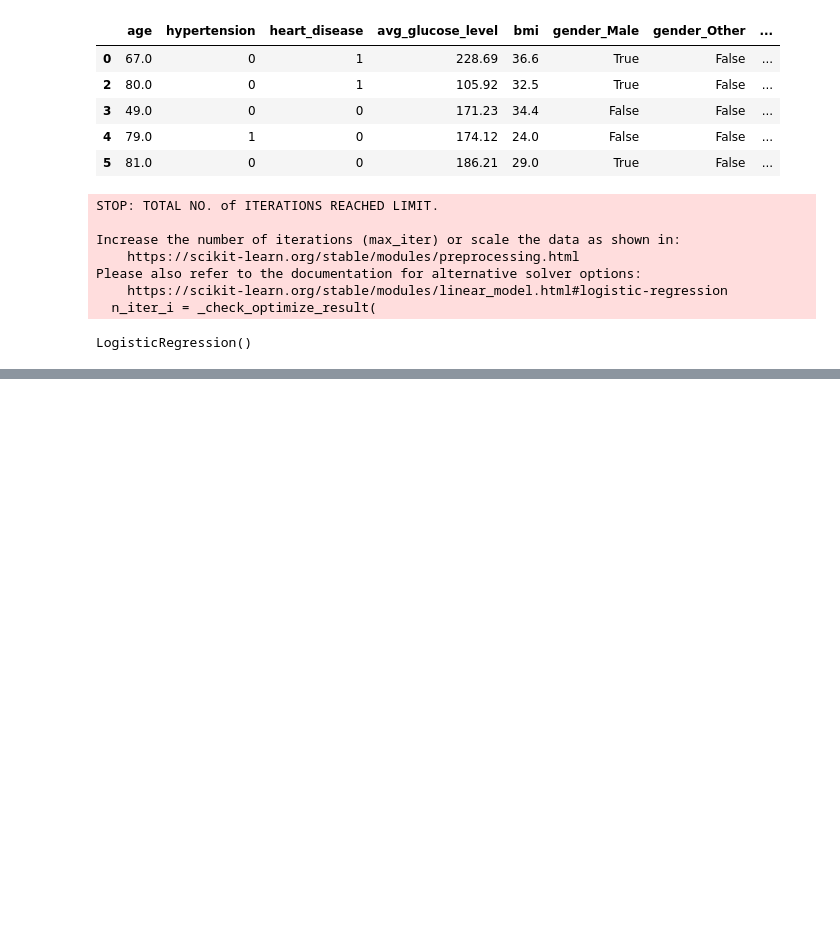
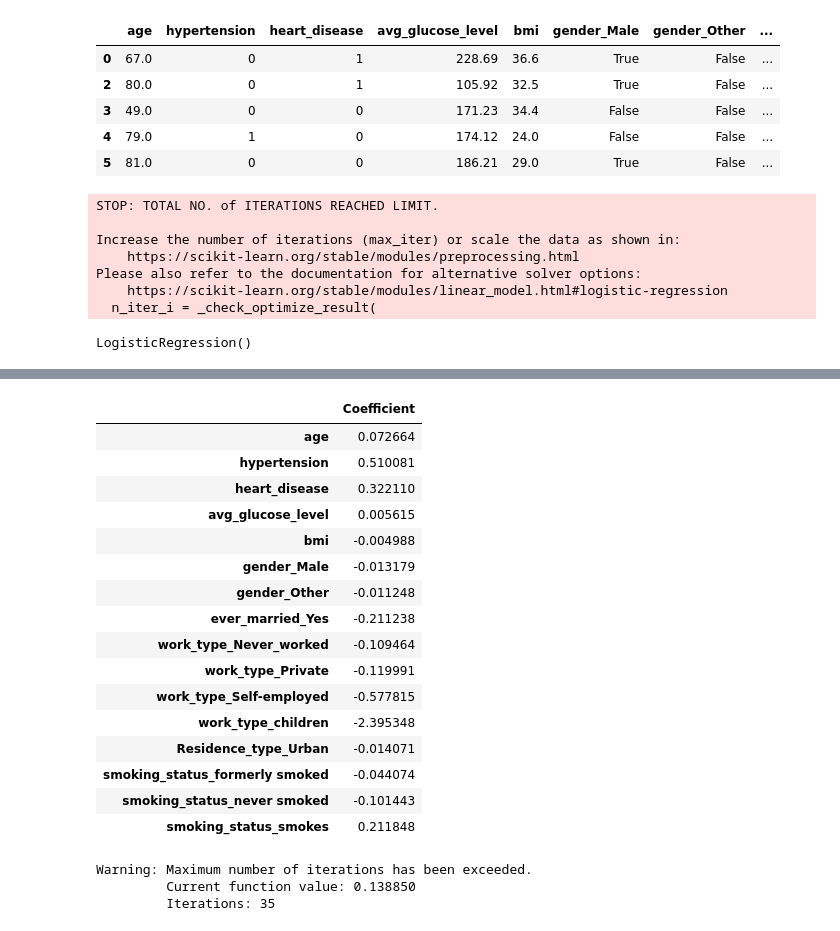
Before and after one commit to phunglinh1297/Python-Data-Science-Projects, a Jupyter notebook: Logistic_Regression.ipynb, the cells around one changed output, grey strips where cells are left out. Saved outputs shown, nothing was run; the diff lists cells and outputs as text; code cells hidden in the pictures; blank space fills up the shorter version.

```diff
--- a/Logistic_Regression.ipynb
+++ b/Logistic_Regression.ipynb
@@ -52,0 +58,22 @@ Model Coefficients:  [[ 0.07266395  0.51008093  0.32210985  0.00561505 -0.004988
+# %%
+# The coefficients
+coeff_parameter = pd.DataFrame(logr.coef_.T, X1.columns, columns=['Coefficient'])
+coeff_parameter
+# %% [output]
+|  | Coefficient |
+| age | 0.072664 |
+| hypertension | 0.510081 |
+| heart_disease | 0.322110 |
+| avg_glucose_level | 0.005615 |
+| bmi | -0.004988 |
+| gender_Male | -0.013179 |
+| gender_Other | -0.011248 |
+| ever_married_Yes | -0.211238 |
+| work_type_Never_worked | -0.109464 |
+| work_type_Private | -0.119991 |
+| work_type_Self-employed | -0.577815 |
+| work_type_children | -2.395348 |
+| Residence_type_Urban | -0.014071 |
+| smoking_status_formerly smoked | -0.044074 |
+| smoking_status_never smoked | -0.101443 |
+| smoking_status_smokes | 0.211848 |
@@ -52,0 +86,12 @@ Model Coefficients:  [[ 0.07266395  0.51008093  0.32210985  0.00561505 -0.004988
+# %%
+# Run logistic model like R-code
+import statsmodels.api as sm
+
+# add constant to training data
+x_const = sm.add_constant(X1)
+# Train the logistic regression with the training data
+log_reg_r = sm.Logit(y, x_const).fit()
+# %% [output]
+Warning: Maximum number of iterations has been exceeded.
+         Current function value: 0.138850
+         Iterations: 35
```
Also changed, not shown: parts of 7 cells of this notebook.
